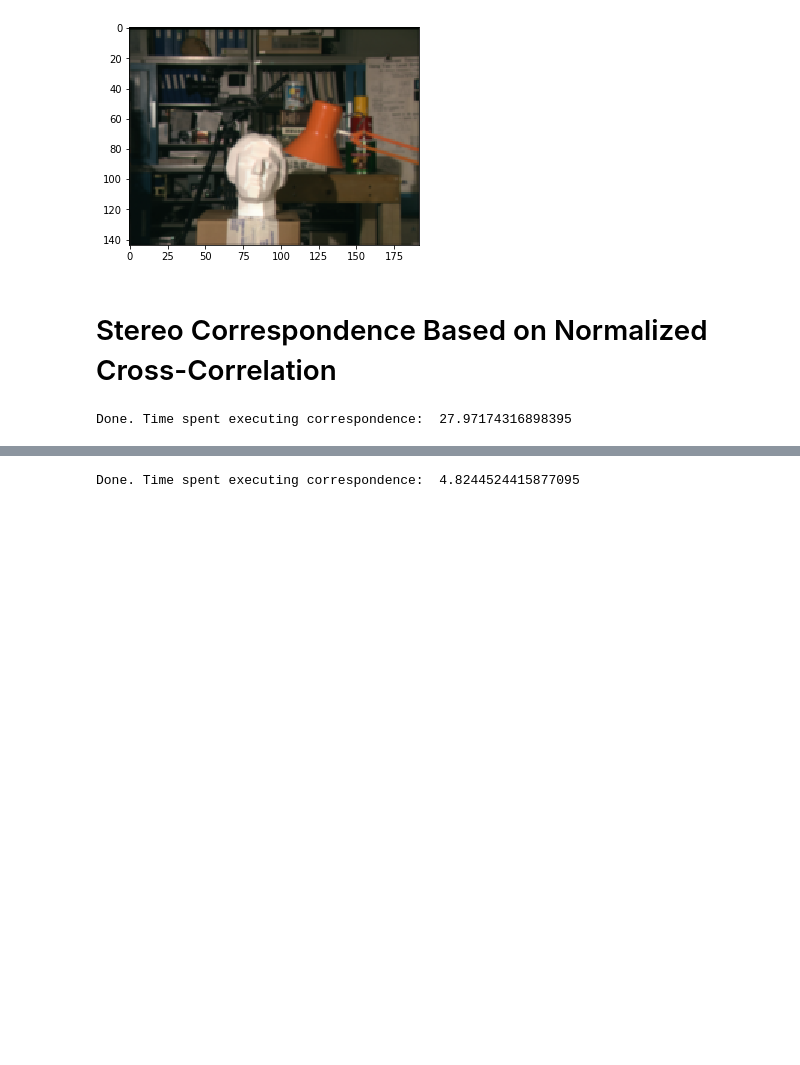
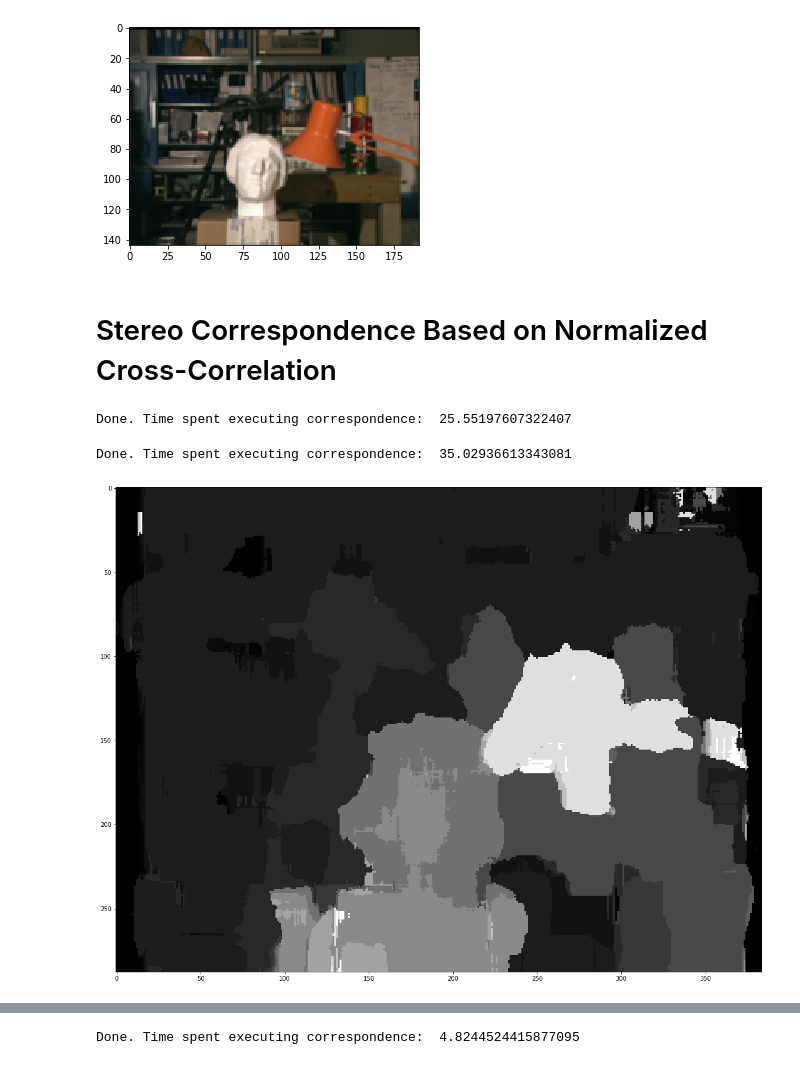
Before and after one commit to l3th0n/VIP_A3, a Jupyter notebook: VIP A3 WIP Main File.ipynb, the cells around one changed output, grey strips where cells are left out. Saved outputs shown, nothing was run; the diff lists cells and outputs as text; code cells hidden in the pictures; blank space fills up the shorter version.

```diff
--- a/VIP A3 WIP Viktor.ipynb
+++ b/VIP A3 WIP Main File.ipynb
@@ -39,23 +39,35 @@ def pextract(img, y):
     patches = np.empty_like(patches0)
     for x in range(0, ish[1]):
         a = img[y:y+windowsize,x:x+windowsize,:]
-        #normalized cross-correlation prep
         a=((a[:,:,0]+a[:,:,1]+a[:,:,2])/3).reshape(length)
-        #a =(a[:,:,0]+a[:,:,1]+a[:,:,2])
-        #a = a.reshape(length)
-        #patch = a / np.std(a)
         patch = (a - np.mean(a)) / np.std(a)
         patches[x] = patch
     return patches
 
-def hpatches(img1, img2, y):
+def pextract_lum(img, y):
+    patch = np.empty_like(patch0)
+    patches = np.empty_like(patches0)
+    for x in range(0, ish[1]):
+        a = img[y:y+windowsize,x:x+windowsize,:]
+        a=(a[:,:,0]*0.3+a[:,:,1]*0.6+a[:,:,2]*0.1).reshape(length)
+        patch = (a - np.mean(a)) / np.std(a)
+        patches[x] = patch
+    return patches
+
+def hpatches(img1, img2, y, mode='intensity'):
     padded1= cv2.copyMakeBorder(img1,pad,pad,pad,pad,cv2.BORDER_CONSTANT)
     padded2= cv2.copyMakeBorder(img2,pad,pad,pad,pad,cv2.BORDER_CONSTANT)
-    patches1 = pextract(padded1, y)
-    patches2 = pextract(padded2, y)
+
+    if mode == 'intensity':
+        patches1 = pextract(padded1, y)
+        patches2 = pextract(padded2, y)
+    elif mode == 'luminance':
+        patches1 = pextract_lum(padded1, y)
+        patches2 = pextract_lum(padded2, y)
+
     return patches1, patches2
 
-def correspondence(img1,img2, wsize = 5):
+def correspondence(img1,img2, wsize = 5, mode='intensity'):
     start = time.clock()
     global windowsize
     windowsize = wsize
@@ -75,7 +87,7 @@ def correspondence(img1,img2, wsize = 5):
     result_nonsqrd = np.zeros((ish[0], ish[1]))
     for y in range(ish[0]):
         #print(y)
-        patches1, patches2 = hpatches(img1, img2, y)
+        patches1, patches2 = hpatches(img1, img2, y, mode)
         for x in range(ish[1]):
             #normalized cross-correlation
             best = -999
@@ -102,9 +114,15 @@ def correspondence(img1,img2, wsize = 5):
     return result, result_nonsqrd
 
 
-
-
 result, result_nonsqrd = correspondence(img_01, img_02, 7)
 #result = correspondence(img_01down, img_02down, 7)
 # %% [output]
-Done. Time spent executing correspondence:  27.97174316898395
+Done. Time spent executing correspondence:  25.55197607322407
+# %%
+result, result_nonsqrd = correspondence(img_01, img_02, 5)
+plt.rcParams['figure.figsize'] = (20.0, 15.0)
+plt.imshow(result, "gray")
+plt.show()
+# %% [output]
+Done. Time spent executing correspondence:  35.02936613343081
+[figure, added]
```
Also changed, not shown: parts of 4 cells of this notebook.
